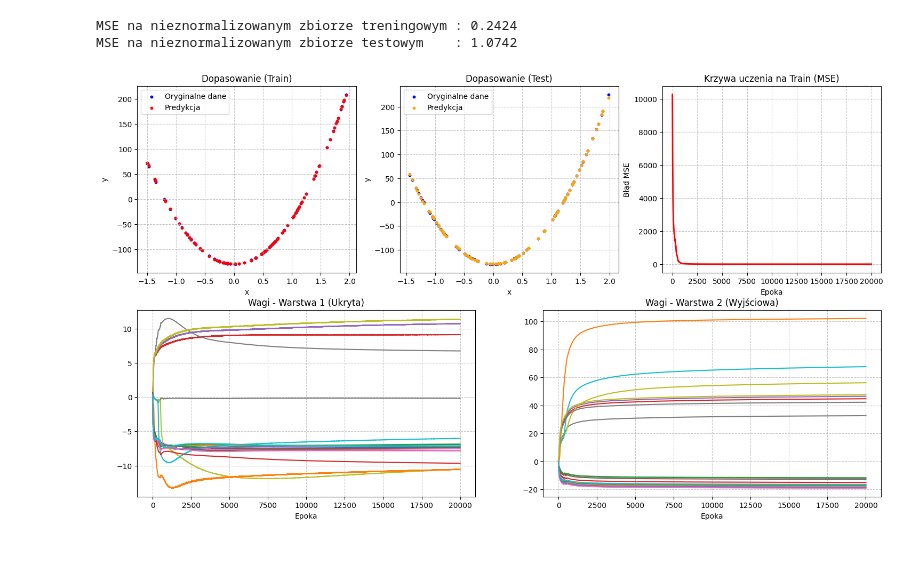
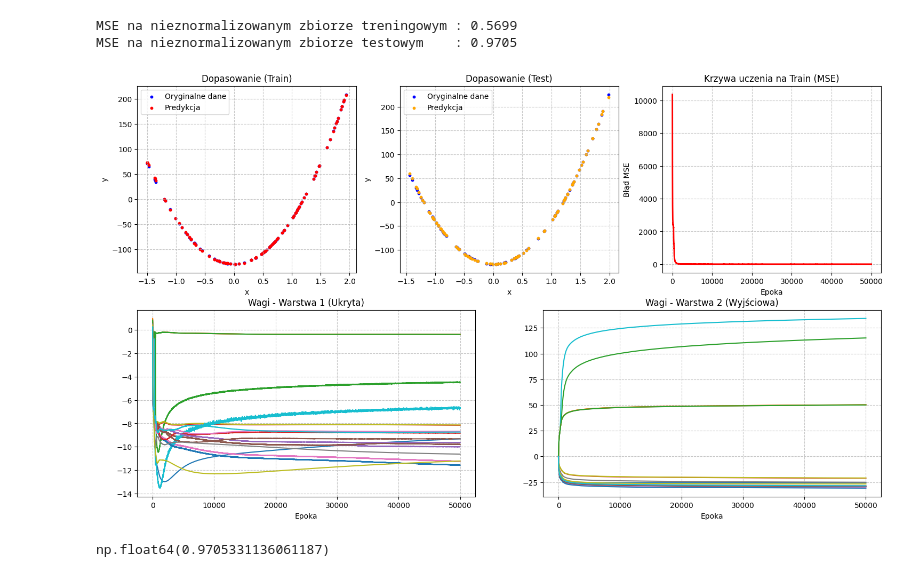
Before and after one commit to Karol315/MIOWAD, a Jupyter notebook: test.ipynb, the cells around one changed output. Drawn from its saved outputs; the diff is of its cells as text; code cells hidden in the pictures.

```diff
--- a/test.ipynb
+++ b/test.ipynb
@@ -13,7 +14,7 @@ from nn.wrappers import  Identity as MinMaxScaler
 #from nn.wrappers import MinMaxScaler
 from nn.metrics import mse
 # %%
-def lab2(train_path, test_path, hidden_layers_sizes, epochs, learning_rate, batch_size):
+def lab2(train_path, test_path, hidden_layers_sizes, epochs, learning_rate, batch_size, random_state = 42, init_method = 'uniform'):
 
     train = pd.read_csv(train_path)
     test = pd.read_csv(test_path)
@@ -36,7 +37,8 @@ def lab2(train_path, test_path, hidden_layers_sizes, epochs, learning_rate, batc
         hidden_layers_sizes=hidden_layers_sizes,
         activation_func=sigmoid,
         activation_deriv=sigmoid_deriv,
-        init_method="uniform"
+        init_method=init_method,
+        random_state= random_state
     )
 
     history = model.fit_with_history(X_train_scaled, y_train_scaled, epochs=epochs, learning_rate=learning_rate, batch_size=batch_size)
@@ -47,13 +49,12 @@ def lab2(train_path, test_path, hidden_layers_sizes, epochs, learning_rate, batc
     print(f'MSE na nieznormalizowanym zbiorze treningowym : {mse(y_train, y_train_pred):.4f}')
     print(f'MSE na nieznormalizowanym zbiorze testowym    : {mse(y_test, y_test_pred):.4f}')
 
-    # =======================================================
-    # --- WIZUALIZACJE ---
-    # =======================================================
+
+    #wykresyt
     num_layers = len(model.layers)
     fig = plt.figure(figsize=(18, 10))
 
-    # --- RZĄD 1: Dopasowanie Train, Dopasowanie Test, Krzywa uczenia (Siatka 2 rzędy x 3 kolumny) ---
+
     ax_fit_train = fig.add_subplot(2, 3, 1)
     ax_fit_test = fig.add_subplot(2, 3, 2)
     ax_loss = fig.add_subplot(2, 3, 3)
@@ -76,20 +77,20 @@ def lab2(train_path, test_path, hidden_layers_sizes, epochs, learning_rate, batc
     ax_fit_test.legend()
     ax_fit_test.grid(True, linestyle='--', alpha=0.7)
 
-    # Wykres 3: Krzywa uczenia (Loss na train)
+    # Wykres 3: Krzywa uczenia
     ax_loss.plot(history['loss'], color='red', linewidth=2)
     ax_loss.set_title("Krzywa uczenia na Train (MSE)")
     ax_loss.set_xlabel("Epoka")
     ax_loss.set_ylabel("Błąd MSE")
     ax_loss.grid(True, linestyle='--', alpha=0.7)
 
-    # --- RZĄD 2: Zmiany wag dla kolejnych warstw (liczba kolumn = num_layers) ---
+    # Wagi w kolejnych epokach
     for layer_idx in range(num_layers):
-        # Definiujemy podział dla dolnego rzędu na podstawie ilości warstw
+        #podział dolnego rzędu na podstawie ilości warstw
         ax_w = fig.add_subplot(2, num_layers, num_layers + layer_idx + 1)
         layer_weights = np.array(history['weights'][layer_idx])
 
-        # Rysujemy linie dla każdego połączenia wag
+        # inie dla każdego połączenia wag
         for input_idx in range(layer_weights.shape[1]):
             for neuron_idx in range(layer_weights.shape[2]):
                 ax_w.plot(layer_weights[:, input_idx, neuron_idx],
@@ -105,22 +106,25 @@ def lab2(train_path, test_path, hidden_layers_sizes, epochs, learning_rate, batc
         ax_w.set_xlabel("Epoka")
         ax_w.grid(True, linestyle='--', alpha=0.7)
 
-        # Wyświetlamy legendę tylko jeśli wag nie jest za dużo
+        #jeśli wag nie jest za dużo
         if layer_weights.shape[1] * layer_weights.shape[2] <= 10:
             ax_w.legend()
 
     plt.tight_layout()
     plt.show()
+
+    return mse(y_test, y_test_pred)
 # %%
 lab2(train_path= 'datasets/regression/square-simple-training.csv',
      test_path= 'datasets/regression/square-simple-test.csv',
      hidden_layers_sizes = [20],
-     epochs = 20000,
+     epochs = 50000,
      learning_rate = 0.001,
-     batch_size = 12,
+     batch_size = 8,
      )
 # %% [output]
-MSE na nieznormalizowanym zbiorze treningowym : 0.2424
-MSE na nieznormalizowanym zbiorze testowym    : 1.0742
+MSE na nieznormalizowanym zbiorze treningowym : 0.5699
+MSE na nieznormalizowanym zbiorze testowym    : 0.9705
-[figure, old version]
+[figure, new version]
+np.float64(0.9705331136061187)
 # %%
```
Also changed, not shown: parts of 6 cells of this notebook, 3 other files.
